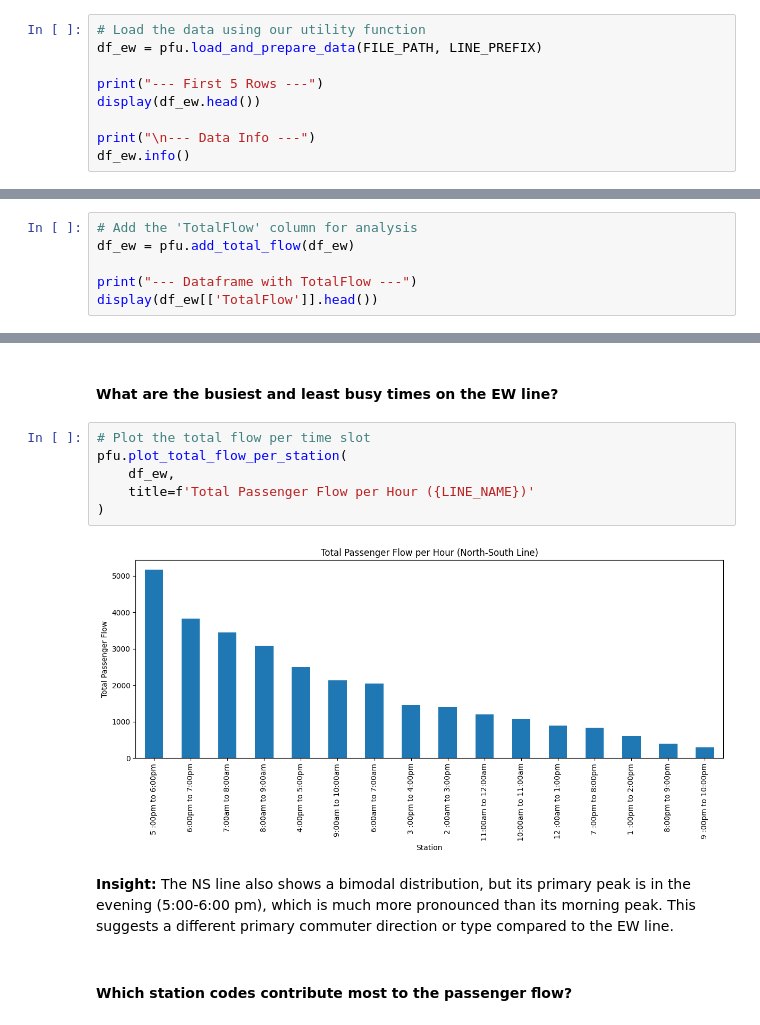
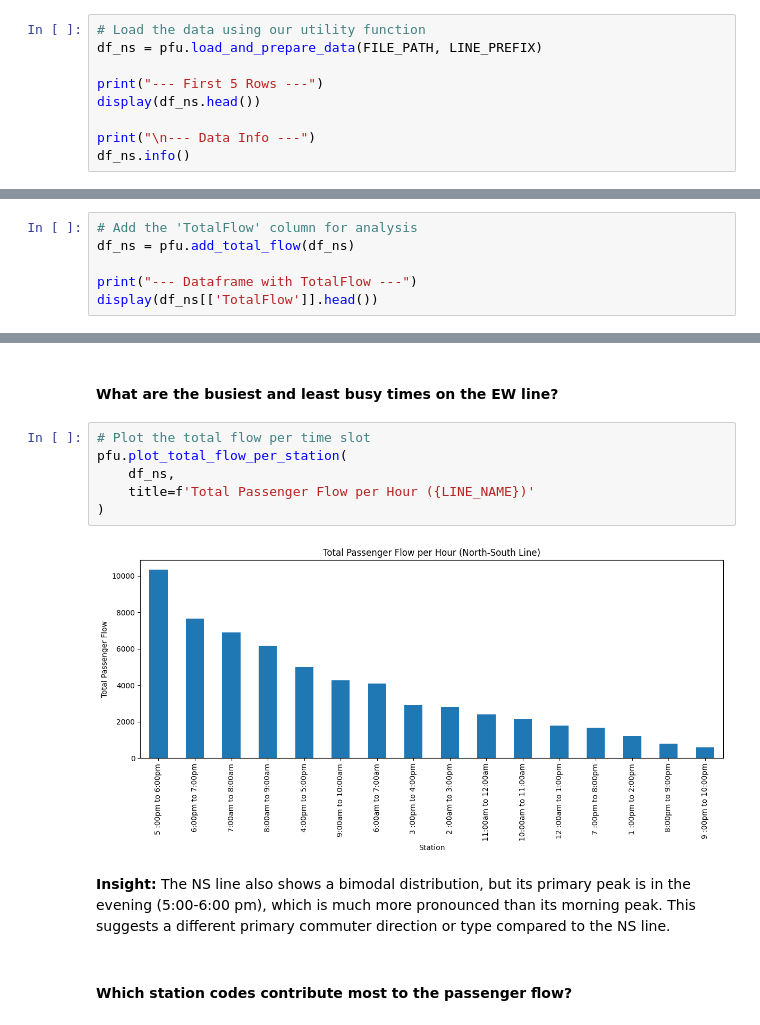
Before and after one commit to helina1abebe/Train-Passenger-Flow-Analysis, a Jupyter notebook: notebooks/NS_Line_Analysis.ipynb, the cells around one changed output, grey strips where cells are left out. Cells and saved outputs as stored; diff of their text form.

```diff
--- a/notebooks/NS_Line_Analysis.ipynb
+++ b/notebooks/NS_Line_Analysis.ipynb
@@ -33,13 +33,13 @@ LINE_NAME = 'North-South Line'
 Load the dataset and perform an initial inspection.
 # %%
 # Load the data using our utility function
-df_ew = pfu.load_and_prepare_data(FILE_PATH, LINE_PREFIX)
+df_ns = pfu.load_and_prepare_data(FILE_PATH, LINE_PREFIX)
 
 print("--- First 5 Rows ---")
-display(df_ew.head())
+display(df_ns.head())
 
 print("\n--- Data Info ---")
-df_ew.info()
+df_ns.info()
 # %% [output]
 --- First 5 Rows ---
 |  | Station | NS6 | NS7 | NS8 | NS9 | NS10 | NS11 | NS12 | NS13 | NS14 | NS15 | ... |
@@ -107,10 +107,10 @@ Number of negative passenger counts found: 0
 Create the `TotalFlow` column to represent the total passenger volume for each time slot.
 # %%
 # Add the 'TotalFlow' column for analysis
-df_ew = pfu.add_total_flow(df_ew)
+df_ns = pfu.add_total_flow(df_ns)
 
 print("--- Dataframe with TotalFlow ---")
-display(df_ew[['TotalFlow']].head())
+display(df_ns[['TotalFlow']].head())
 # %% [output]
 --- Dataframe with TotalFlow ---
 |  | TotalFlow |
@@ -126,13 +126,13 @@ display(df_ew[['TotalFlow']].head())
 # %%
 # Plot the total flow per time slot
 pfu.plot_total_flow_per_station(
-    df_ew,
+    df_ns,
     title=f'Total Passenger Flow per Hour ({LINE_NAME})'
 )
 # %% [output]
-[figure, old version]
+[figure, new version]
 # %% [markdown]
-**Insight:** The NS line also shows a bimodal distribution, but its primary peak is in the evening (5:00-6:00 pm), which is much more pronounced than its morning peak. This suggests a different primary commuter direction or type compared to the EW line.
+**Insight:** The NS line also shows a bimodal distribution, but its primary peak is in the evening (5:00-6:00 pm), which is much more pronounced than its morning peak. This suggests a different primary commuter direction or type compared to the NS line.
 # %% [markdown]
 #### Which station codes contribute most to the passenger flow?
 # %%
```
Also changed, not shown: parts of 11 cells of this notebook.
